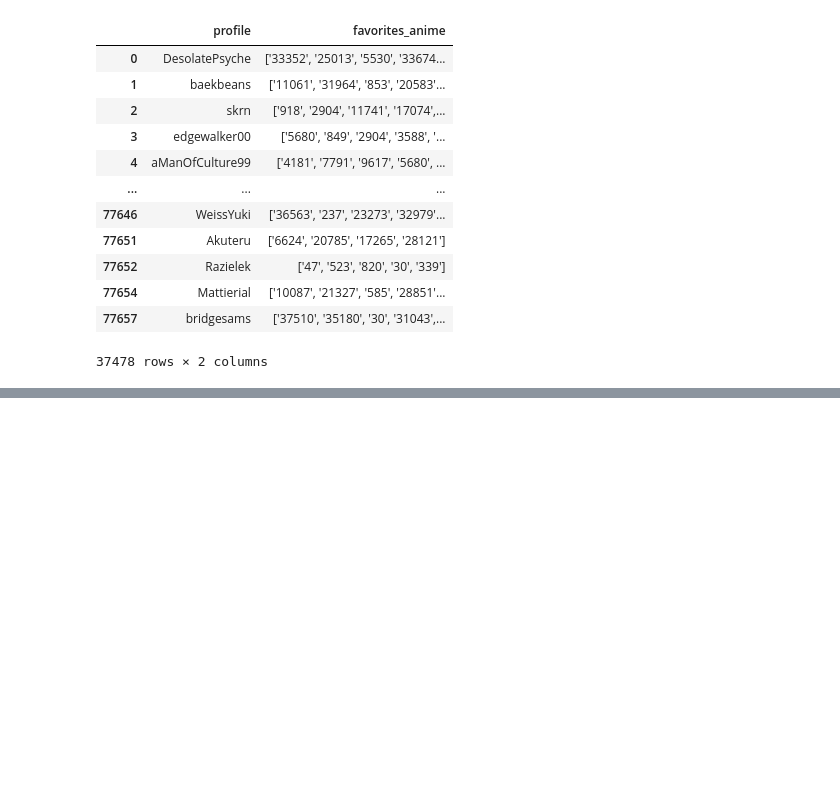
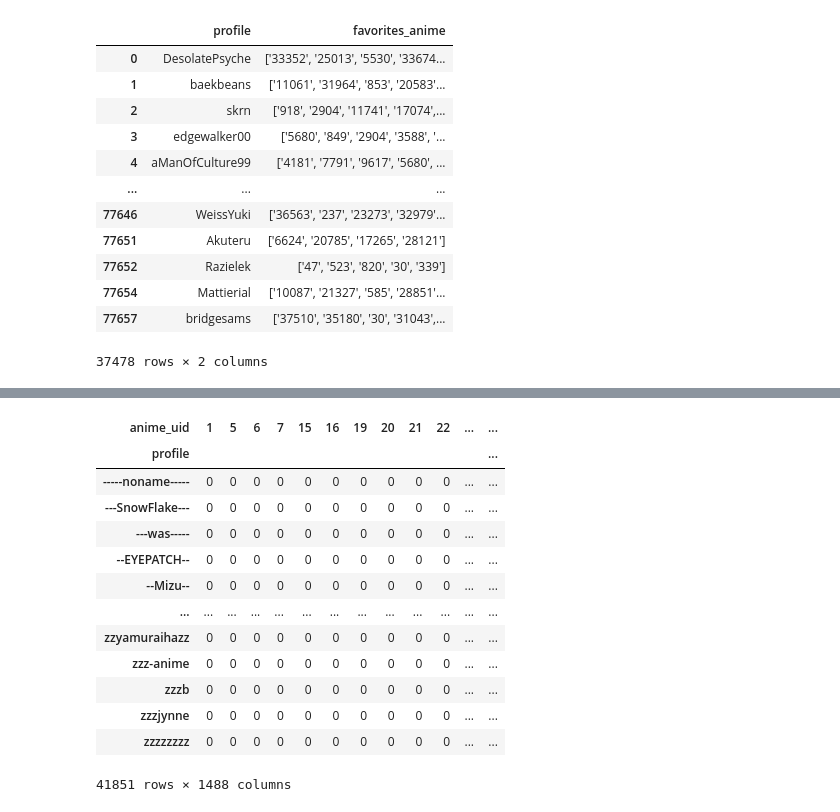
Before and after one commit to angela-bi/mal-recommendation-system, a Jupyter notebook: AB-myanimelist.ipynb, the cells around one changed output, grey strips where cells are left out. Saved outputs shown, nothing was run; the diff lists cells and outputs as text; code cells hidden in the pictures; blank space fills up the shorter version.

```diff
--- a/AB-myanimelist.ipynb
+++ b/AB-myanimelist.ipynb
@@ -128,0 +251,17 @@ profiles.loc[profiles['profile'] == 'baekbeans'].iat[0,1]
+# %%
+pd.pivot_table(reviews, values='score', index='profile',columns='anime_uid',fill_value=0)
+# %% [output]
+| anime_uid | 1 | 5 | 6 | 7 | 15 | 16 | 19 | 20 | 21 | 22 | ... | ... |
+| profile |  |  |  |  |  |  |  |  |  |  |  | ... |
+| -----noname----- | 0 | 0 | 0 | 0 | 0 | 0 | 0 | 0 | 0 | 0 | ... | ... |
+| ---SnowFlake--- | 0 | 0 | 0 | 0 | 0 | 0 | 0 | 0 | 0 | 0 | ... | ... |
+| ---was----- | 0 | 0 | 0 | 0 | 0 | 0 | 0 | 0 | 0 | 0 | ... | ... |
+| --EYEPATCH-- | 0 | 0 | 0 | 0 | 0 | 0 | 0 | 0 | 0 | 0 | ... | ... |
+| --Mizu-- | 0 | 0 | 0 | 0 | 0 | 0 | 0 | 0 | 0 | 0 | ... | ... |
+| ... | ... | ... | ... | ... | ... | ... | ... | ... | ... | ... | ... | ... |
+| zzyamuraihazz | 0 | 0 | 0 | 0 | 0 | 0 | 0 | 0 | 0 | 0 | ... | ... |
+| zzz-anime | 0 | 0 | 0 | 0 | 0 | 0 | 0 | 0 | 0 | 0 | ... | ... |
+| zzzb | 0 | 0 | 0 | 0 | 0 | 0 | 0 | 0 | 0 | 0 | ... | ... |
+| zzzjynne | 0 | 0 | 0 | 0 | 0 | 0 | 0 | 0 | 0 | 0 | ... | ... |
+| zzzzzzzz | 0 | 0 | 0 | 0 | 0 | 0 | 0 | 0 | 0 | 0 | ... | ... |
+41851 rows × 1488 columns
```
Also changed, not shown: parts of 20 cells of this notebook.
